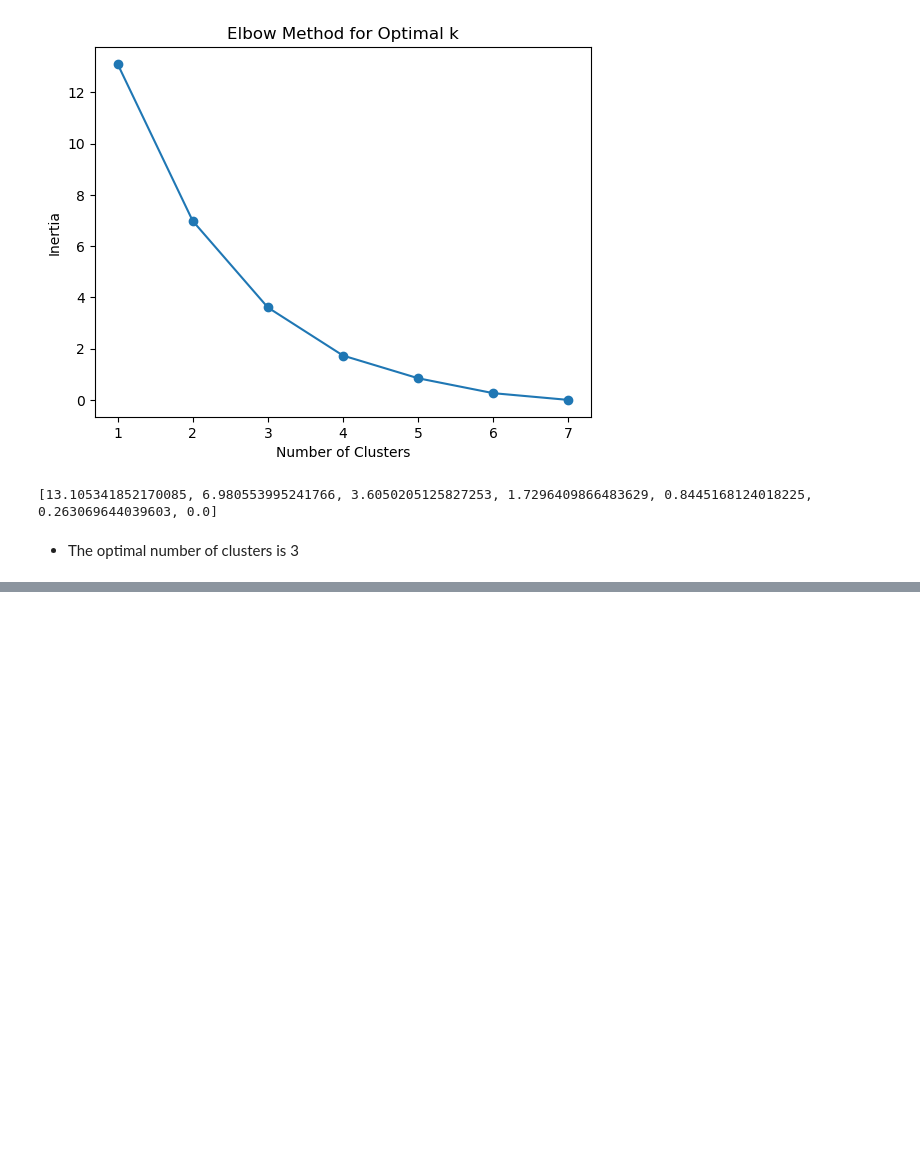
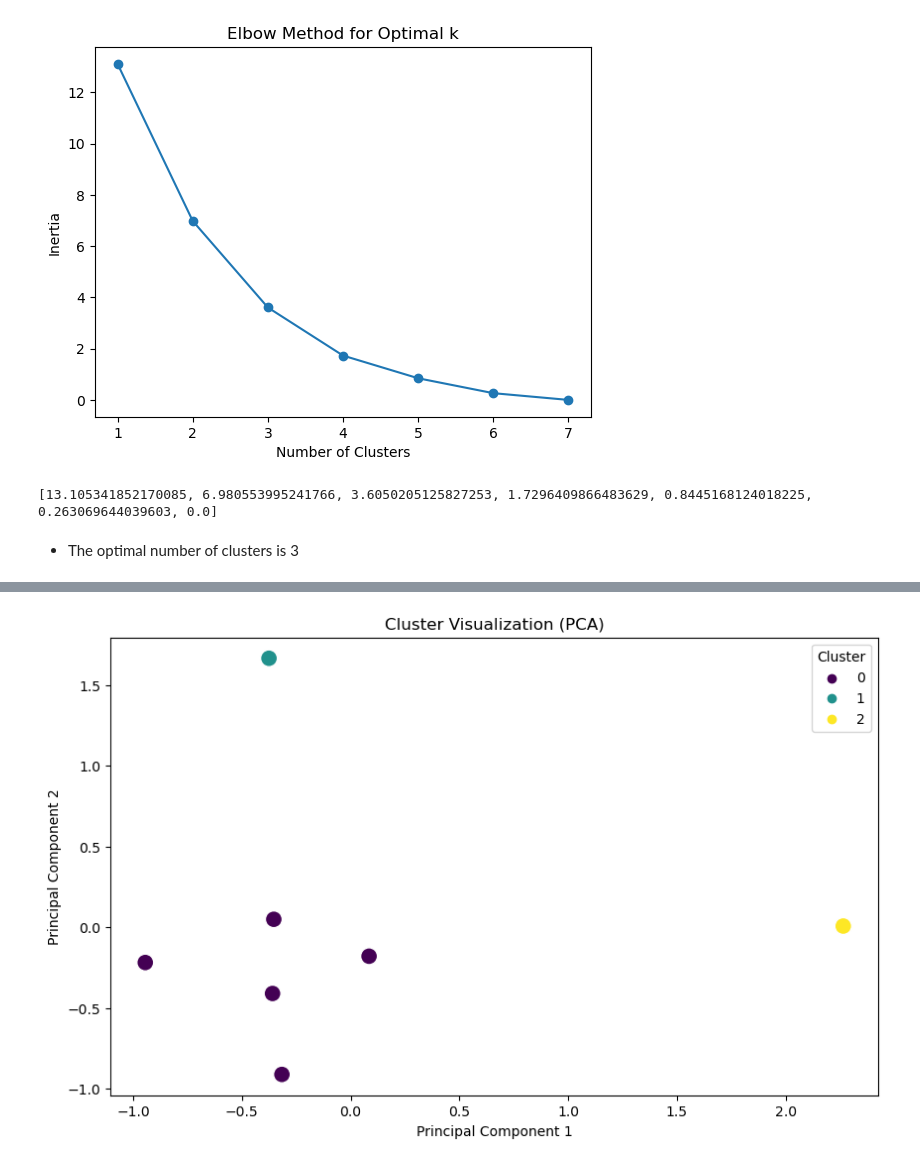
Before and after one commit to perezjovany/Addition-Financial-Competition-23-24, a Jupyter notebook: member_county_cluster_v1.ipynb, the cells around one changed output, grey strips where cells are left out. Saved outputs shown, nothing was run; the diff lists cells and outputs as text; code cells hidden in the pictures; blank space fills up the shorter version.

```diff
--- a/member_county_cluster_v1.ipynb
+++ b/member_county_cluster_v1.ipynb
@@ -218,0 +267,5 @@ KMeans(n_clusters=3, n_init=10, random_state=42)
+# %%
+# Cluster labels and county names
+cluster_df = normalized_df.copy()
+cluster_df['Cluster'] = kmeans.labels_
+cluster_df.head()
@@ -227,0 +298,29 @@ IndexError: only integers, slices (`:`), ellipsis (`...`), numpy.newaxis (`None`
+# %%
+import matplotlib.pyplot as plt
+from sklearn.decomposition import PCA
+import seaborn as sns
+
+# Assuming 'Cluster' is the column with cluster labels
+clusters = cluster_df['Cluster']
+
+# Extract features for PCA
+features = cluster_df.drop('Cluster', axis=1)
+
+# Apply PCA to reduce to 2 dimensions (you can choose a different number)
+pca = PCA(n_components=2)
+principal_components = pca.fit_transform(features)
+
+# Create a DataFrame with the reduced dimensions and cluster labels
+pca_df = pd.DataFrame(data=principal_components, columns=['PC1', 'PC2'])
+pca_df.index = features.index
+pca_df['Cluster'] = clusters
+
+# Scatter plot with color-coded clusters
+plt.figure(figsize=(10, 6))
+sns.scatterplot(x='PC1', y='PC2', hue='Cluster', data=pca_df, palette='viridis', legend='full', s=150)
+plt.title('Cluster Visualization (PCA)')
+plt.xlabel('Principal Component 1')
+plt.ylabel('Principal Component 2')
+plt.show()
+# %% [output]
+[figure, added]
```
Also changed, not shown: parts of 21 cells of this notebook, 3 other files.
